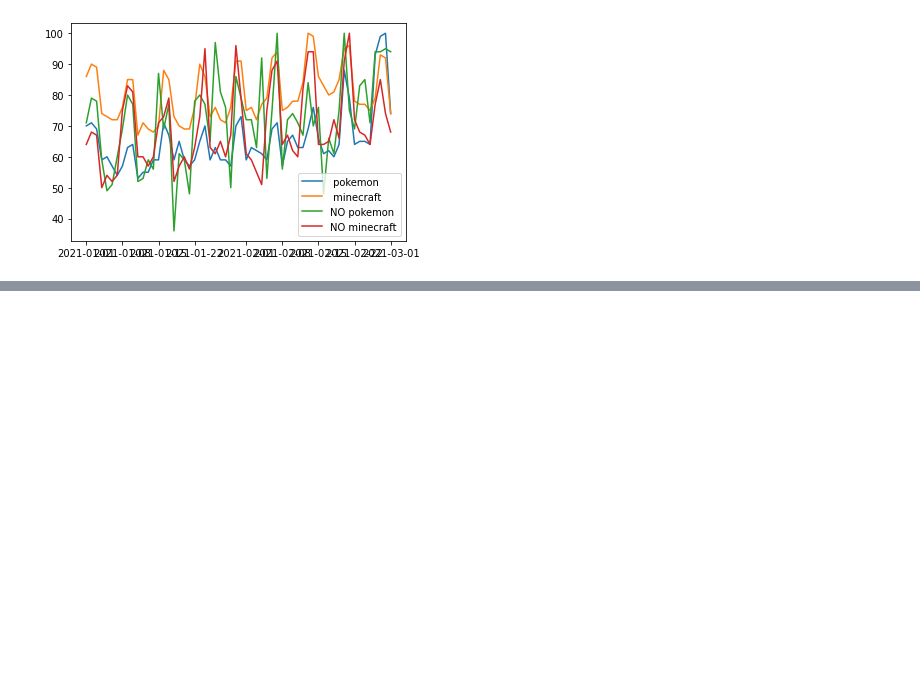
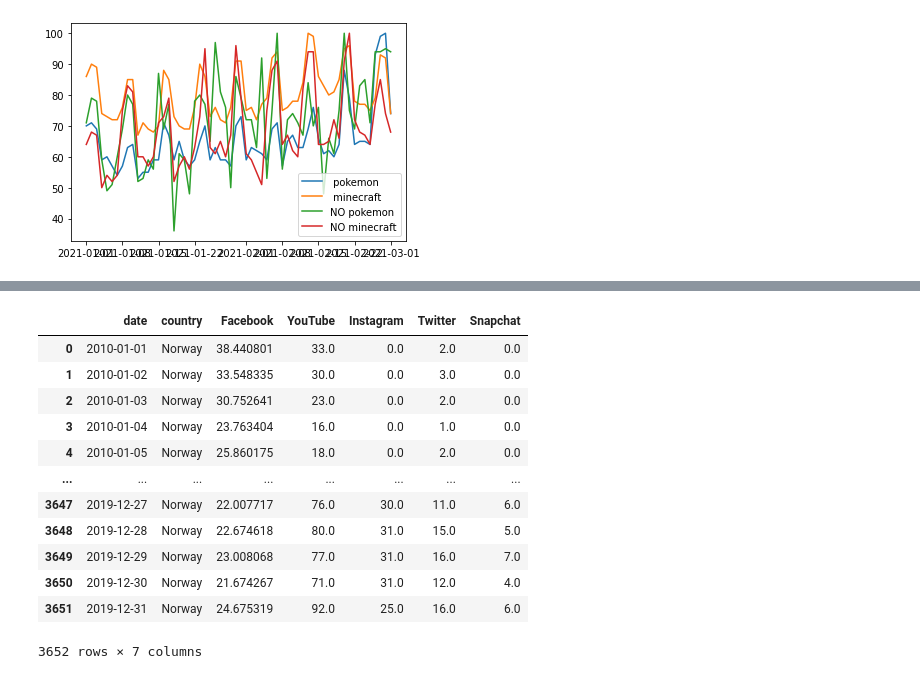
Before and after one commit to andreasoie/bigdata, a Jupyter notebook: pytrends.ipynb, the cells around one changed output, grey strips where cells are left out. Drawn from its saved outputs; the diff is of its cells as text; code cells hidden in the pictures; blank space fills up the shorter version.

```diff
--- a/pytrends.ipynb
+++ b/pytrends.ipynb
@@ -250,0 +440,8 @@ plt.show()
+# %%
+print(len(new_df),len(df.loc[df['country'] == "Norway"]))
+
+new_df.index = df.loc[df['country'] == "Norway"].index
+print(df.loc[df['country'] == "Norway"].index.values)
+print(new_df)
+
+df.loc[df['country'] == "Norway"] = new_df
@@ -269,0 +559,16 @@ plt.show()
+# %%
+new_df
+# %% [output]
+|  | date | country | Facebook | YouTube | Instagram | Twitter | Snapchat |
+| 0 | 2010-01-01 | Norway | 38.440801 | 33.0 | 0.0 | 2.0 | 0.0 |
+| 1 | 2010-01-02 | Norway | 33.548335 | 30.0 | 0.0 | 3.0 | 0.0 |
+| 2 | 2010-01-03 | Norway | 30.752641 | 23.0 | 0.0 | 2.0 | 0.0 |
+| 3 | 2010-01-04 | Norway | 23.763404 | 16.0 | 0.0 | 1.0 | 0.0 |
+| 4 | 2010-01-05 | Norway | 25.860175 | 18.0 | 0.0 | 2.0 | 0.0 |
+| ... | ... | ... | ... | ... | ... | ... | ... |
+| 3647 | 2019-12-27 | Norway | 22.007717 | 76.0 | 30.0 | 11.0 | 6.0 |
+| 3648 | 2019-12-28 | Norway | 22.674618 | 80.0 | 31.0 | 15.0 | 5.0 |
+| 3649 | 2019-12-29 | Norway | 23.008068 | 77.0 | 31.0 | 16.0 | 7.0 |
+| 3650 | 2019-12-30 | Norway | 21.674267 | 71.0 | 31.0 | 12.0 | 4.0 |
+| 3651 | 2019-12-31 | Norway | 24.675319 | 92.0 | 25.0 | 16.0 | 6.0 |
+3652 rows × 7 columns
```
Also changed, not shown: parts of 9 cells of this notebook, 2 other files.
